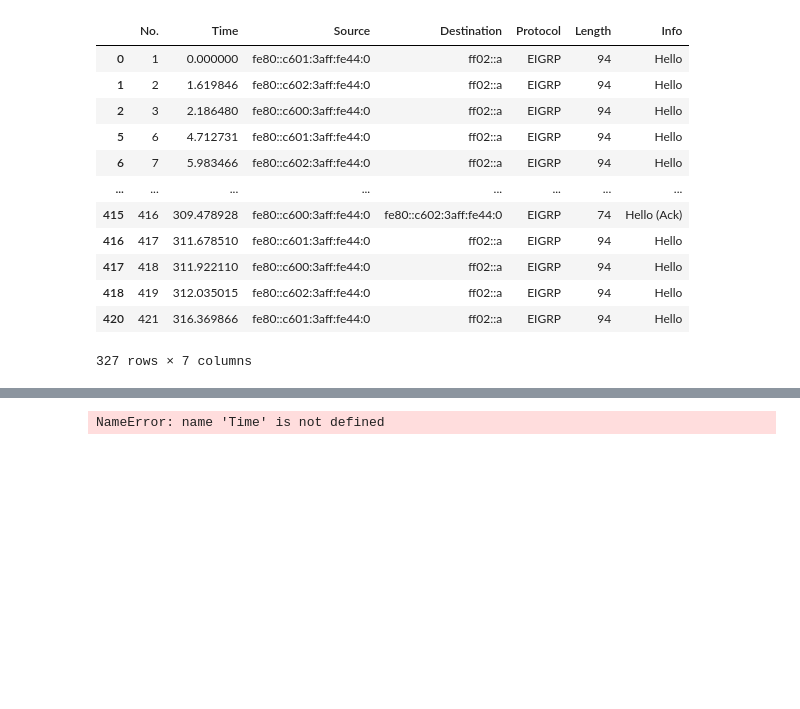
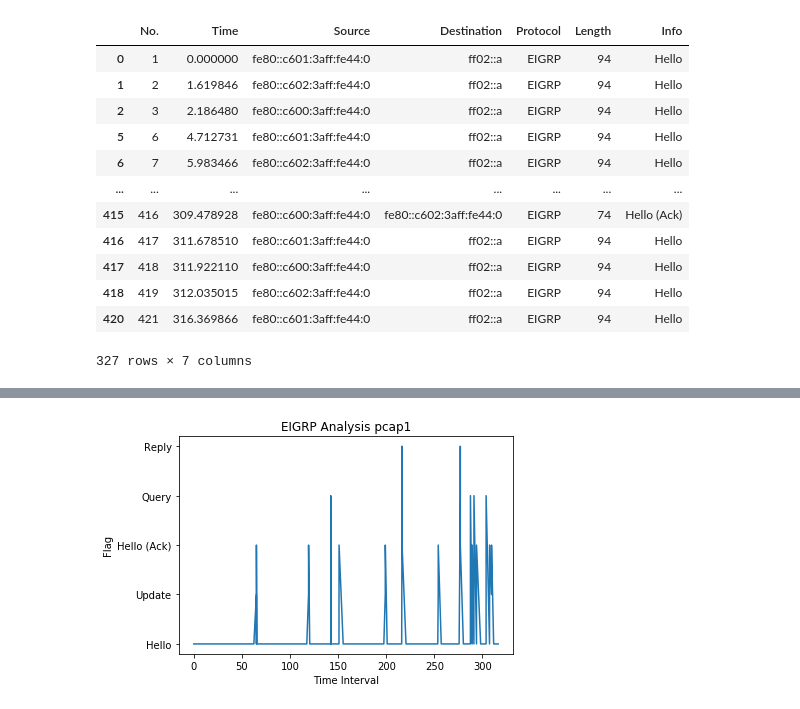
Before and after one commit to akankshasrivastava-98/EIGRP-visualization, a Jupyter notebook: EIGRP_Visualization.ipynb, the cells around one changed output, grey strips where cells are left out. Drawn from its saved outputs; the diff is of its cells as text; code cells hidden in the pictures; blank space fills up the shorter version.

Commit message:
2 pcap visulaization

```diff
--- a/EIGRP_Visualization.ipynb
+++ b/EIGRP_Visualization.ipynb
@@ -1,5 +1,6 @@
 # %%
 import pandas as pd
 # %%
-df = pd.read_csv('EIGRP_H_U_Q_R_A.csv')
+df1 = pd.read_csv('EIGRP_H_U_Q_R_A.csv')
+df2 = pd.read_csv('EIGRP_H_U_R_A.csv')
 # %%
@@ -24,0 +42,2 @@ eigrp = df[df['Protocol']=='EIGRP']
+# %%
+eigrp1 = df1[df1['Protocol']=='EIGRP']
@@ -63,3 +122,3 @@ EIGRP Packets Info
 # %%
-info_eigrp = eigrp['Info'].to_list()
-time = eigrp['Time'].to_list()
+info_eigrp1 = eigrp1['Info'].to_list()
+time1 = eigrp1['Time'].to_list()
@@ -90,10 +174,10 @@ Hello
 # %%
 import matplotlib.pyplot as plt
 # %%
-plt.plot(Time, info_eigrp)
+plt.plot(time1, info_eigrp1)
 plt.xlabel('Time Interval')
 plt.ylabel('Flag')
-plt.title('SIP Analysis')
+plt.title('EIGRP Analysis pcap1')
 plt.show()
 # %% [output]
-NameError: name 'Time' is not defined
+[figure, added]
```
Also changed, not shown: parts of 17 cells of this notebook.
